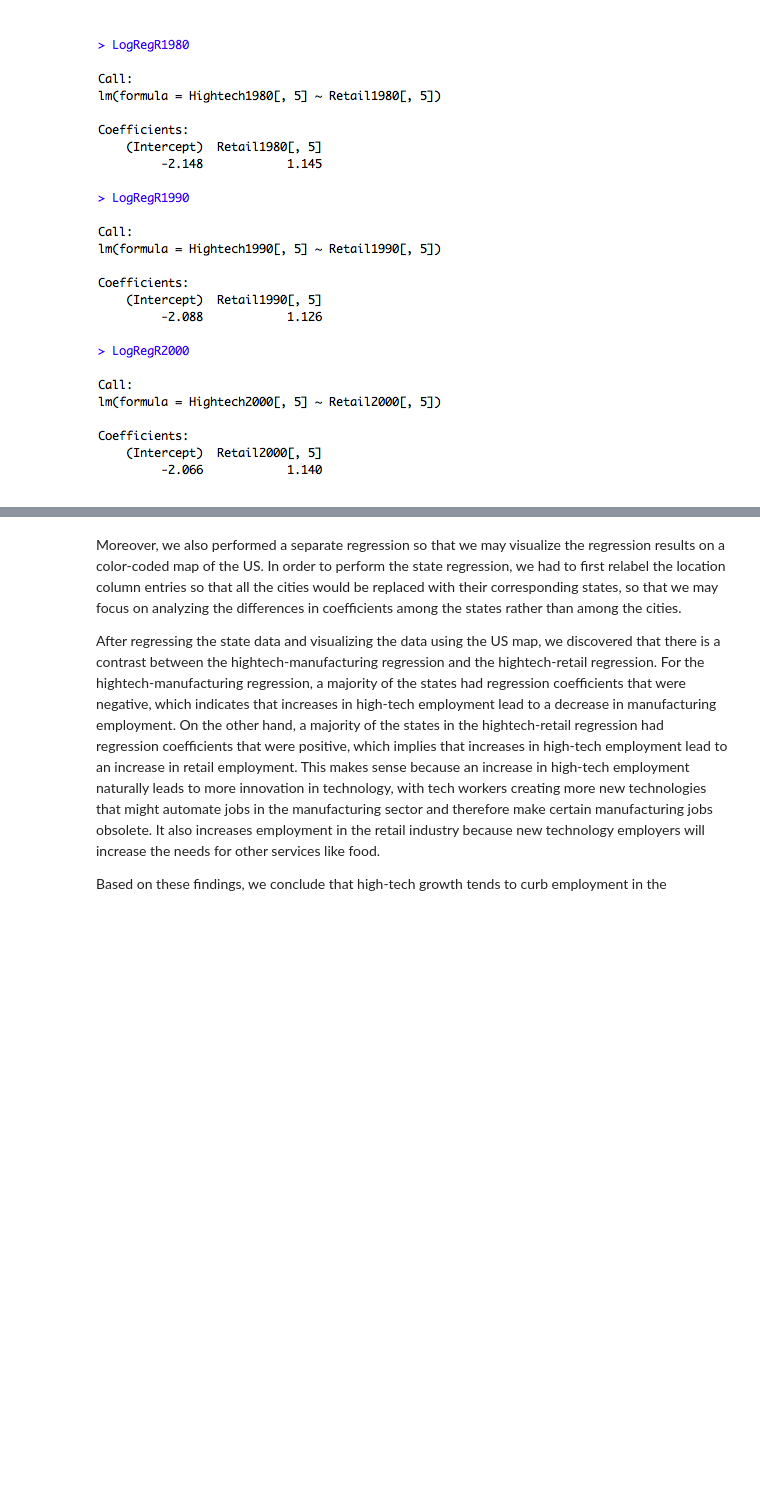
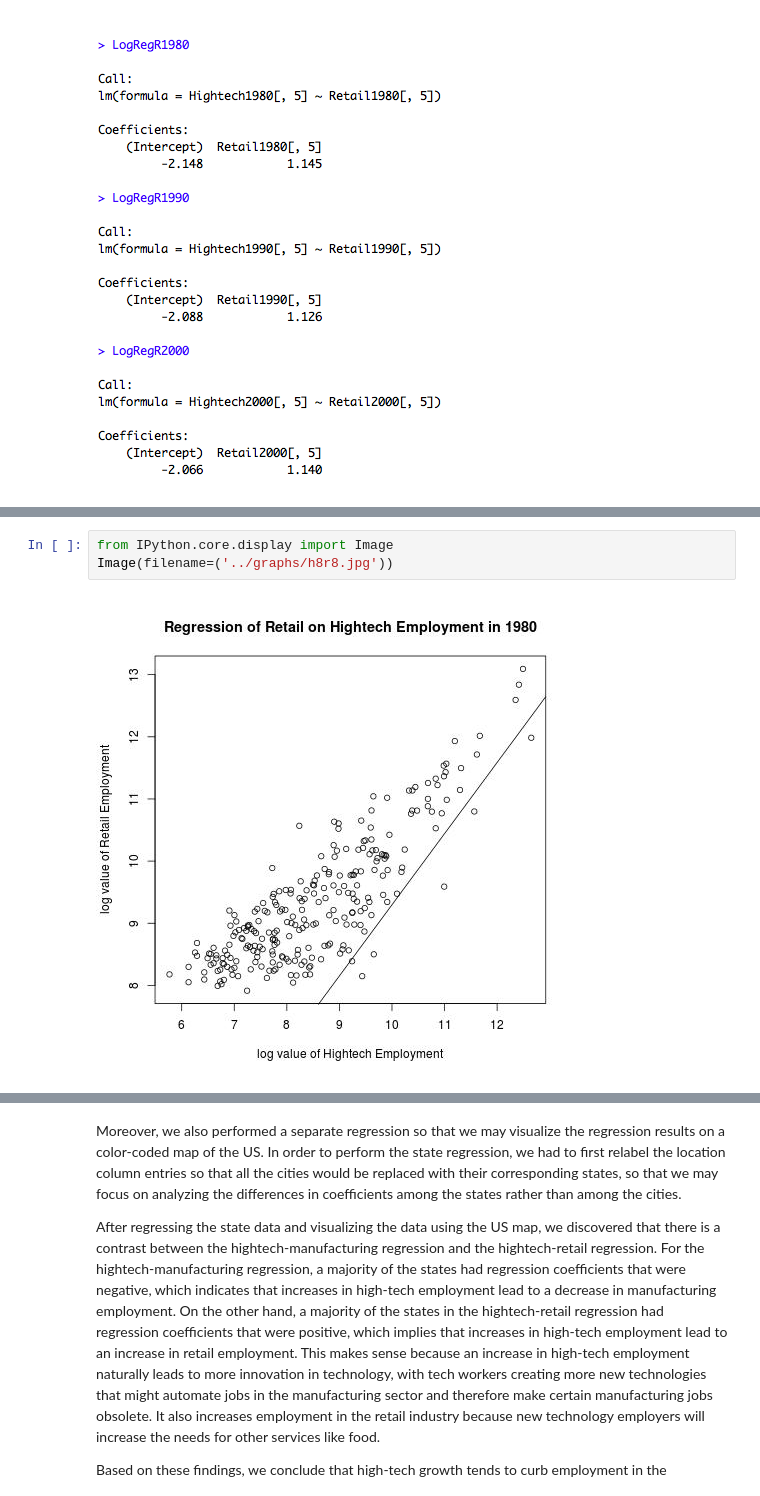
Before and after one commit to cynthiawu/data-analysis-template, a Jupyter notebook: notebooks/NB4_project_report.ipynb, the cells around one changed output, grey strips where cells are left out. Saved outputs shown, nothing was run; the diff lists cells and outputs as text; blank space fills up the shorter version.

```diff
--- a/notebooks/NB4_project_report.ipynb
+++ b/notebooks/NB4_project_report.ipynb
@@ -47,0 +63,5 @@ Image(filename=('../graphs/LogRegR_summ.png'))
+# %%
+from IPython.core.display import Image
+Image(filename=('../graphs/h8r8.jpg'))
+# %% [output]
+[figure, added]
```
Also changed, not shown: parts of 5 cells of this notebook.
